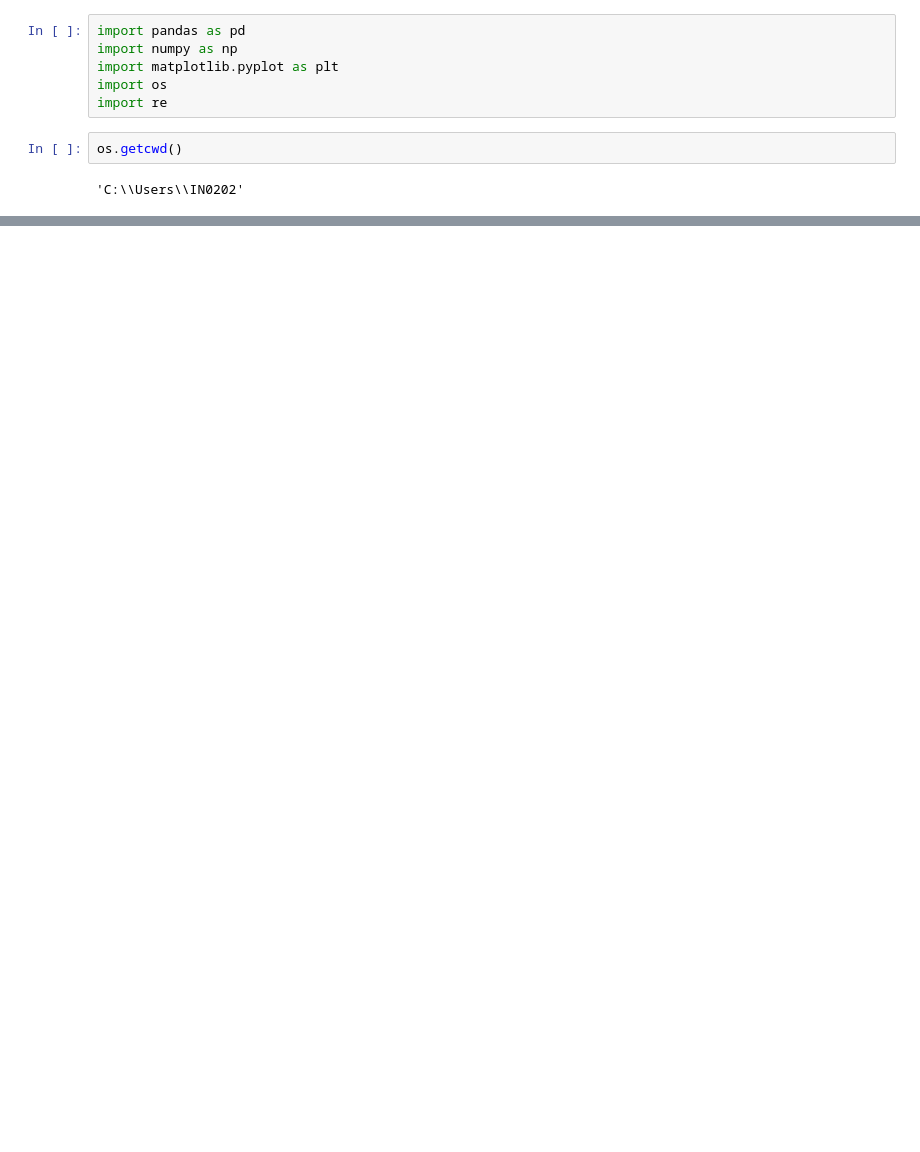
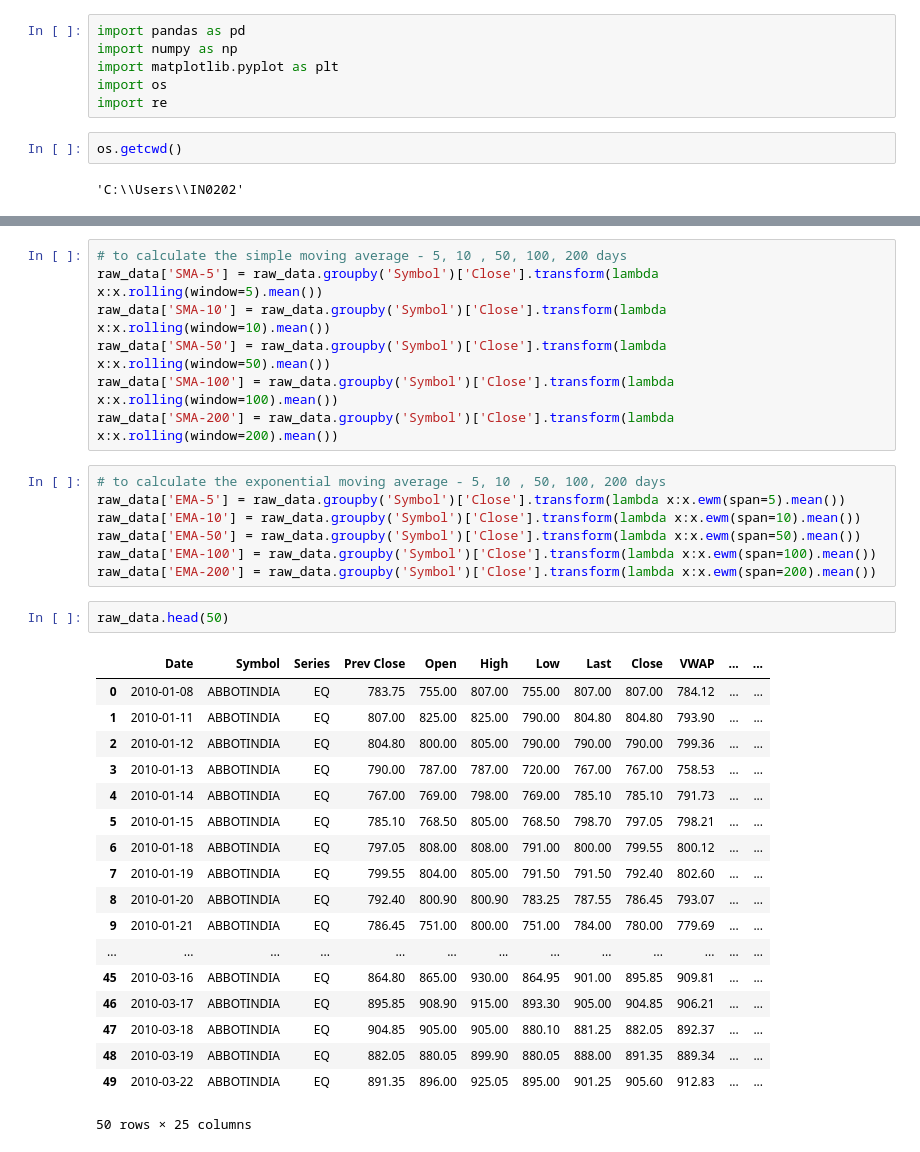
Before and after one commit to rsnaraya/IPBA, a Jupyter notebook: CaseStudy - Stock prediction.ipynb, the cells around one changed output, grey strips where cells are left out. Drawn from its saved outputs; the diff is of its cells as text; blank space fills up the shorter version.

```diff
--- a/CaseStudy - Stock prediction.ipynb
+++ b/CaseStudy - Stock prediction.ipynb
@@ -50 +63,36 @@ TOTALTRADES        0
 dtype: int64
+# %%
+# to calculate the simple moving average - 5, 10 , 50, 100, 200 days
+raw_data['SMA-5'] = raw_data.groupby('Symbol')['Close'].transform(lambda x:x.rolling(window=5).mean())
+raw_data['SMA-10'] = raw_data.groupby('Symbol')['Close'].transform(lambda x:x.rolling(window=10).mean())
+raw_data['SMA-50'] = raw_data.groupby('Symbol')['Close'].transform(lambda x:x.rolling(window=50).mean())
+raw_data['SMA-100'] = raw_data.groupby('Symbol')['Close'].transform(lambda x:x.rolling(window=100).mean())
+raw_data['SMA-200'] = raw_data.groupby('Symbol')['Close'].transform(lambda x:x.rolling(window=200).mean())
+# %%
+# to calculate the exponential moving average - 5, 10 , 50, 100, 200 days
+raw_data['EMA-5'] = raw_data.groupby('Symbol')['Close'].transform(lambda x:x.ewm(span=5).mean())
+raw_data['EMA-10'] = raw_data.groupby('Symbol')['Close'].transform(lambda x:x.ewm(span=10).mean())
+raw_data['EMA-50'] = raw_data.groupby('Symbol')['Close'].transform(lambda x:x.ewm(span=50).mean())
+raw_data['EMA-100'] = raw_data.groupby('Symbol')['Close'].transform(lambda x:x.ewm(span=100).mean())
+raw_data['EMA-200'] = raw_data.groupby('Symbol')['Close'].transform(lambda x:x.ewm(span=200).mean())
+# %%
+raw_data.head(50)
+# %% [output]
+|  | Date | Symbol | Series | Prev Close | Open | High | Low | Last | Close | VWAP | ... | ... |
+| 0 | 2010-01-08 | ABBOTINDIA | EQ | 783.75 | 755.00 | 807.00 | 755.00 | 807.00 | 807.00 | 784.12 | ... | ... |
+| 1 | 2010-01-11 | ABBOTINDIA | EQ | 807.00 | 825.00 | 825.00 | 790.00 | 804.80 | 804.80 | 793.90 | ... | ... |
+| 2 | 2010-01-12 | ABBOTINDIA | EQ | 804.80 | 800.00 | 805.00 | 790.00 | 790.00 | 790.00 | 799.36 | ... | ... |
+| 3 | 2010-01-13 | ABBOTINDIA | EQ | 790.00 | 787.00 | 787.00 | 720.00 | 767.00 | 767.00 | 758.53 | ... | ... |
+| 4 | 2010-01-14 | ABBOTINDIA | EQ | 767.00 | 769.00 | 798.00 | 769.00 | 785.10 | 785.10 | 791.73 | ... | ... |
+| 5 | 2010-01-15 | ABBOTINDIA | EQ | 785.10 | 768.50 | 805.00 | 768.50 | 798.70 | 797.05 | 798.21 | ... | ... |
+| 6 | 2010-01-18 | ABBOTINDIA | EQ | 797.05 | 808.00 | 808.00 | 791.00 | 800.00 | 799.55 | 800.12 | ... | ... |
+| 7 | 2010-01-19 | ABBOTINDIA | EQ | 799.55 | 804.00 | 805.00 | 791.50 | 791.50 | 792.40 | 802.60 | ... | ... |
+| 8 | 2010-01-20 | ABBOTINDIA | EQ | 792.40 | 800.90 | 800.90 | 783.25 | 787.55 | 786.45 | 793.07 | ... | ... |
+| 9 | 2010-01-21 | ABBOTINDIA | EQ | 786.45 | 751.00 | 800.00 | 751.00 | 784.00 | 780.00 | 779.69 | ... | ... |
+| ... | ... | ... | ... | ... | ... | ... | ... | ... | ... | ... | ... | ... |
+| 45 | 2010-03-16 | ABBOTINDIA | EQ | 864.80 | 865.00 | 930.00 | 864.95 | 901.00 | 895.85 | 909.81 | ... | ... |
+| 46 | 2010-03-17 | ABBOTINDIA | EQ | 895.85 | 908.90 | 915.00 | 893.30 | 905.00 | 904.85 | 906.21 | ... | ... |
+| 47 | 2010-03-18 | ABBOTINDIA | EQ | 904.85 | 905.00 | 905.00 | 880.10 | 881.25 | 882.05 | 892.37 | ... | ... |
+| 48 | 2010-03-19 | ABBOTINDIA | EQ | 882.05 | 880.05 | 899.90 | 880.05 | 888.00 | 891.35 | 889.34 | ... | ... |
+| 49 | 2010-03-22 | ABBOTINDIA | EQ | 891.35 | 896.00 | 925.05 | 895.00 | 901.25 | 905.60 | 912.83 | ... | ... |
+50 rows × 25 columns
```
Also changed, not shown: parts of 9 cells of this notebook.
